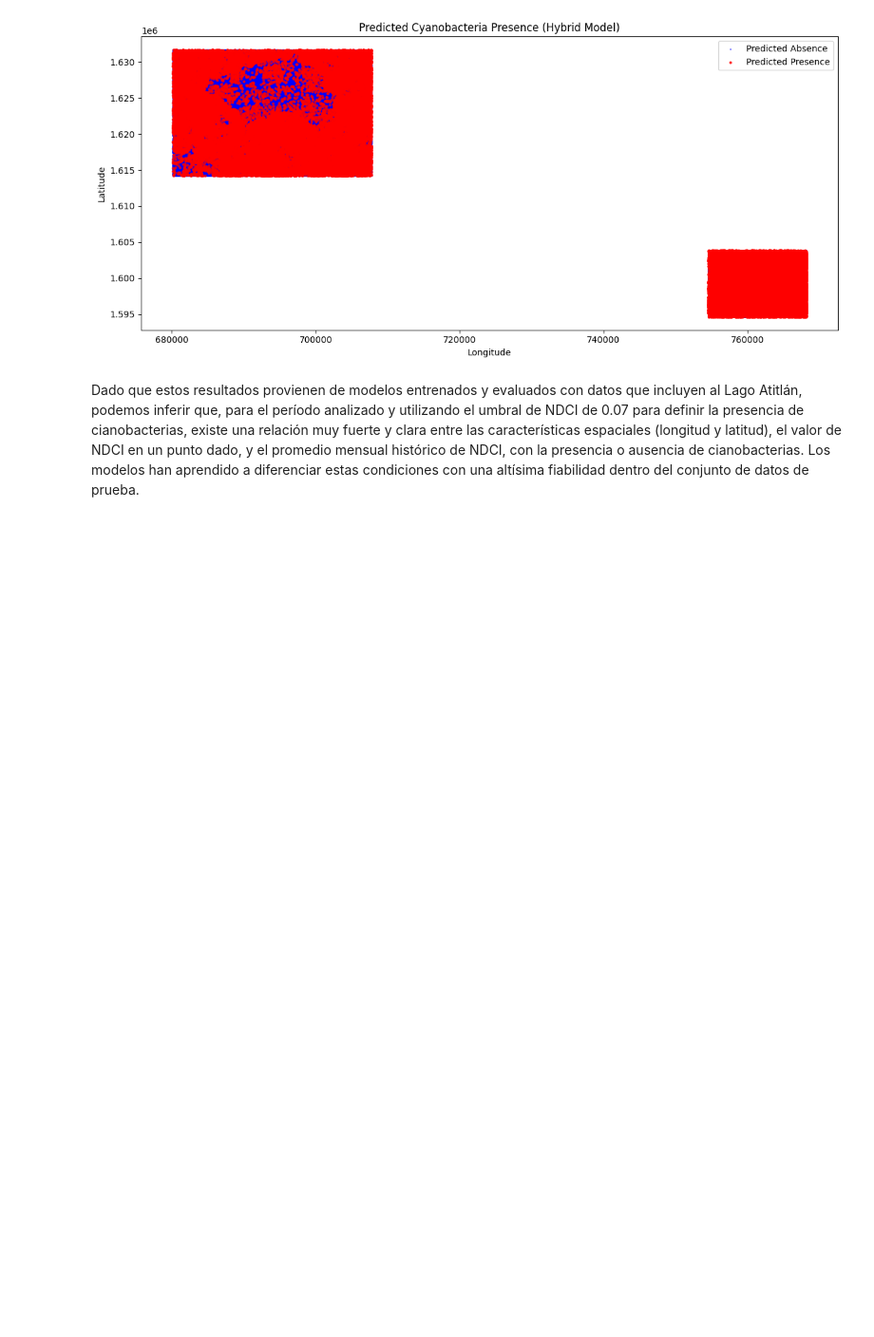
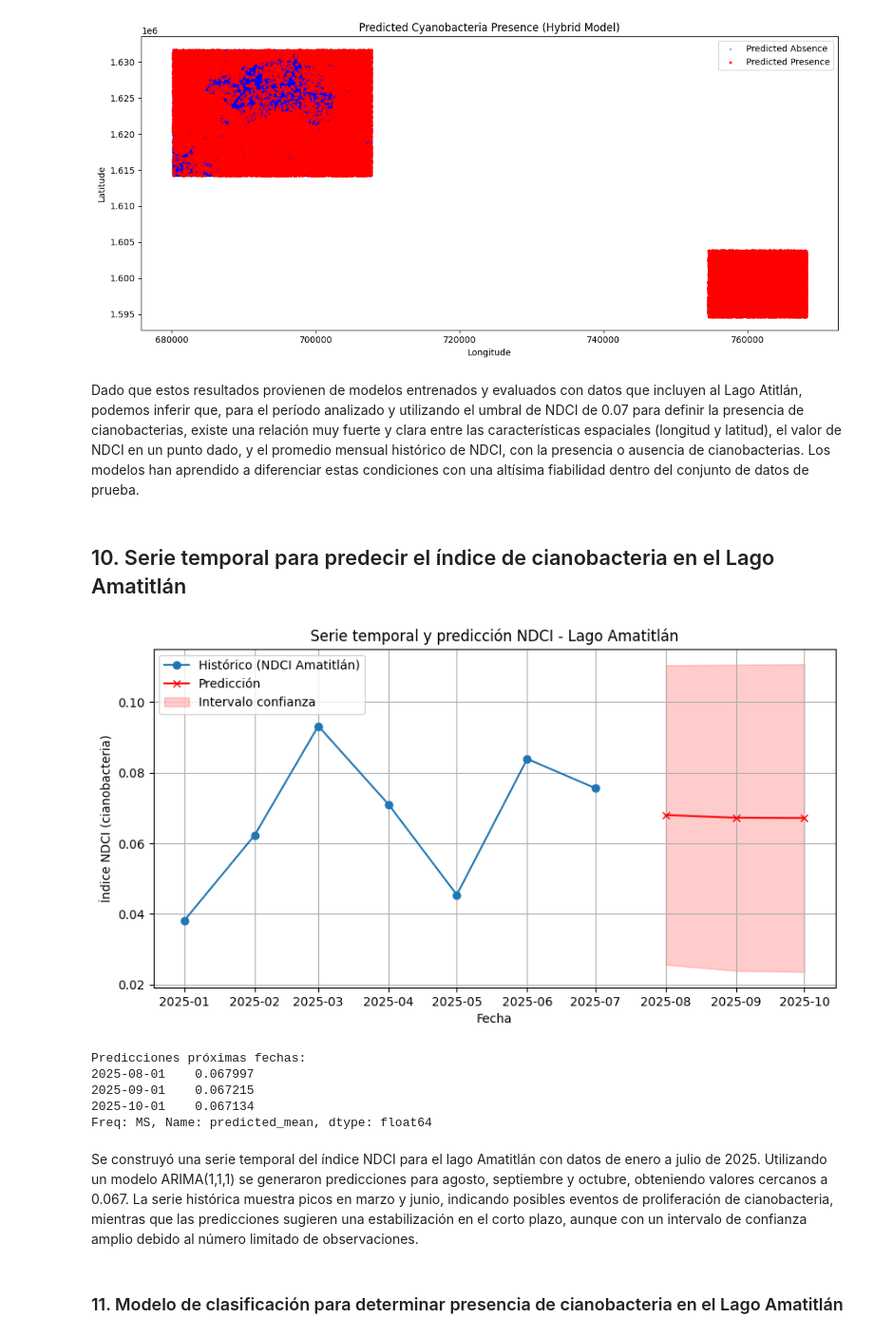
Before and after one commit to DanielDubon/4LAB_DS, a Jupyter notebook: lab4.ipynb, the cells around one changed output. Shown at 95% size. Saved outputs shown, nothing was run; the diff lists cells and outputs as text; code cells hidden in the pictures; blank space fills up the shorter version.

Commit message:
feat: model lake amatitlan

```diff
--- a/lab4.ipynb
+++ b/lab4.ipynb
@@ -1229,3 +1230,58 @@ else:
 [figure]
 # %% [markdown]
 Dado que estos resultados provienen de modelos entrenados y evaluados con datos que incluyen al Lago Atitlán, podemos inferir que, para el período analizado y utilizando el umbral de NDCI de 0.07 para definir la presencia de cianobacterias, existe una relación muy fuerte y clara entre las características espaciales (longitud y latitud), el valor de NDCI en un punto dado, y el promedio mensual histórico de NDCI, con la presencia o ausencia de cianobacterias. Los modelos han aprendido a diferenciar estas condiciones con una altísima fiabilidad dentro del conjunto de datos de prueba.
+# %% [markdown]
+## 10. Serie temporal para predecir el índice de cianobacteria en el Lago Amatitlán
+# %%
+import pandas as pd
+import matplotlib.pyplot as plt
+from statsmodels.tsa.arima.model import ARIMA
+
+# 1. Cargar datos
+df = pd.read_csv("ndci_monthly.csv", parse_dates=["date"])
+
+# 2. Filtrar solo lago Amatitlán
+df_lake = df[df["lake"] == "amatitlan"].set_index("date")
+
+# 3. Serie temporal
+series = df_lake["ndci_mean"]
+
+# 4. Ajustar modelo ARIMA (orden puede ajustarse con AIC/BIC)
+model = ARIMA(series, order=(1,1,1))
+results = model.fit()
+
+# 5. Predicciones a futuro (ej: 3 meses)
+steps = 3
+forecast = results.get_forecast(steps=steps)
+pred_mean = forecast.predicted_mean
+pred_ci = forecast.conf_int()
+
+# 6. Graficar resultados
+plt.figure(figsize=(10,5))
+plt.plot(series, label="Histórico (NDCI Amatitlán)", marker="o")
+plt.plot(pred_mean.index, pred_mean.values, label="Predicción", marker="x", color="red")
+plt.fill_between(pred_ci.index,
+                 pred_ci.iloc[:, 0],
+                 pred_ci.iloc[:, 1], color="red", alpha=0.2, label="Intervalo confianza")
+
+plt.title("Serie temporal y predicción NDCI - Lago Amatitlán")
+plt.xlabel("Fecha")
+plt.ylabel("Índice NDCI (cianobacteria)")
+plt.legend()
+plt.grid(True)
+plt.show()
+
+# 7. Imprimir valores predichos
+print("Predicciones próximas fechas:")
+print(pred_mean)
+# %% [output]
+[figure, added]
+Predicciones próximas fechas:
+2025-08-01    0.067997
+2025-09-01    0.067215
+2025-10-01    0.067134
+Freq: MS, Name: predicted_mean, dtype: float64
+# %% [markdown]
+Se construyó una serie temporal del índice NDCI para el lago Amatitlán con datos de enero a julio de 2025. Utilizando un modelo ARIMA(1,1,1) se generaron predicciones para agosto, septiembre y octubre, obteniendo valores cercanos a 0.067. La serie histórica muestra picos en marzo y junio, indicando posibles eventos de proliferación de cianobacteria, mientras que las predicciones sugieren una estabilización en el corto plazo, aunque con un intervalo de confianza amplio debido al número limitado de observaciones.
+# %% [markdown]
+### 11. Modelo de clasificación para determinar presencia de cianobacteria en el Lago Amatitlán
```
Also changed, not shown: parts of 11 cells of this notebook, 1 other file.
